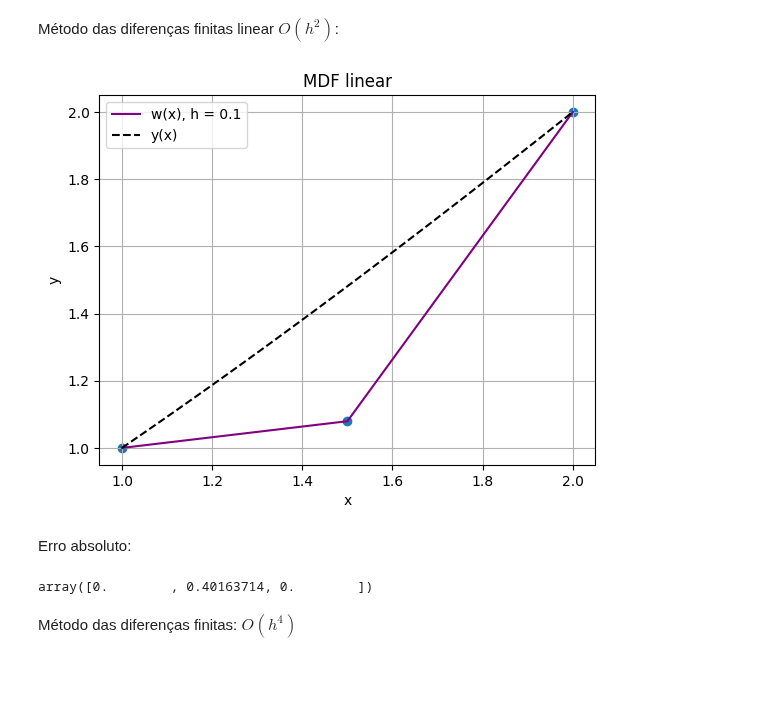
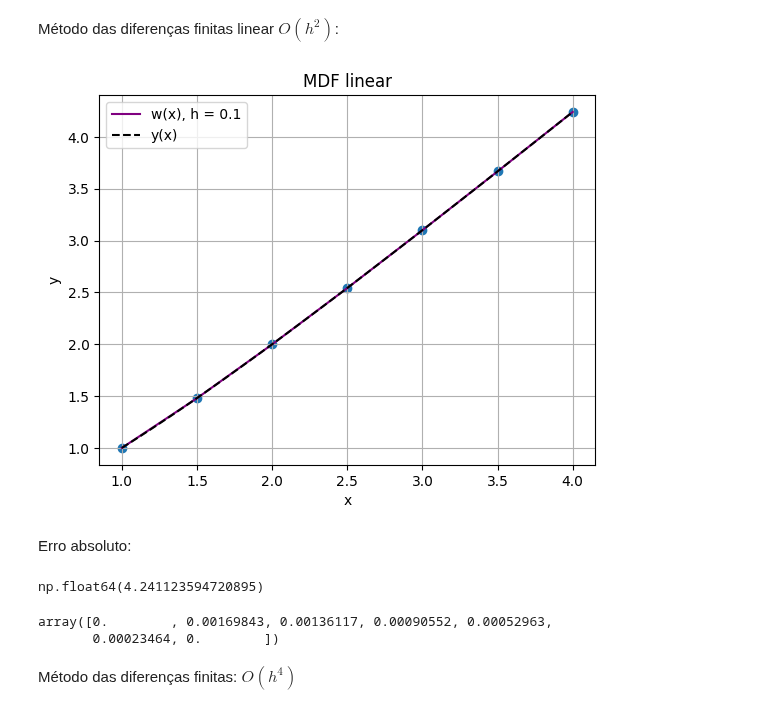
Before and after one commit to weldersalvador/Numerical-analysis-Python, a Jupyter notebook: Differential_Equations/MDF/mdf_linear.ipynb, the cells around one changed output. Drawn from its saved outputs; the diff is of its cells as text; code cells hidden in the pictures; blank space fills up the shorter version.

```diff
--- a/Differential_Equations/MDF/mdf_linear.ipynb
+++ b/Differential_Equations/MDF/mdf_linear.ipynb
@@ -70,26 +70,31 @@ def diferencas_finitas(ti,tf,h,alpha,beta,p,q,r):
 
     return t,y
 # %%
-t_1,y_1= diferencas_finitas(1,2,0.5,1,2,p,q,r)
+t_1,y_1= diferencas_finitas(1,4,0.5,1,4.241123594720895,p,q,r)
 # %%
-t_real = np.linspace(1,2)
+t_real = np.linspace(1,4)
 plt.plot(t_1,y_1, label = f"w(x), h = {0.1}", color = '#800080')
 plt.plot(t_real,real_f(t_real), label = "y(x)", linestyle = '--', color = "black")
 plt.title("MDF linear")
 plt.xlabel("x")
 plt.ylabel("y")
 plt.scatter(t_1,y_1)
 plt.legend()
 plt.grid()
 plt.show()
 # %% [output]
-[figure, old version]
+[figure, new version]
 # %% [markdown]
 Erro absoluto:
+# %%
+real_f(t_real)[-1]
+# %% [output]
+np.float64(4.241123594720895)
 # %%
 abs(real_f(t_1) - y_1)
 # %% [output]
-array([0.        , 0.40163714, 0.        ])
+array([0.        , 0.00169843, 0.00136117, 0.00090552, 0.00052963,
+       0.00023464, 0.        ])
 # %% [markdown]
 Método das diferenças finitas: $O(h^4)$
 # %%
```
Also changed, not shown: parts of 3 cells of this notebook.
